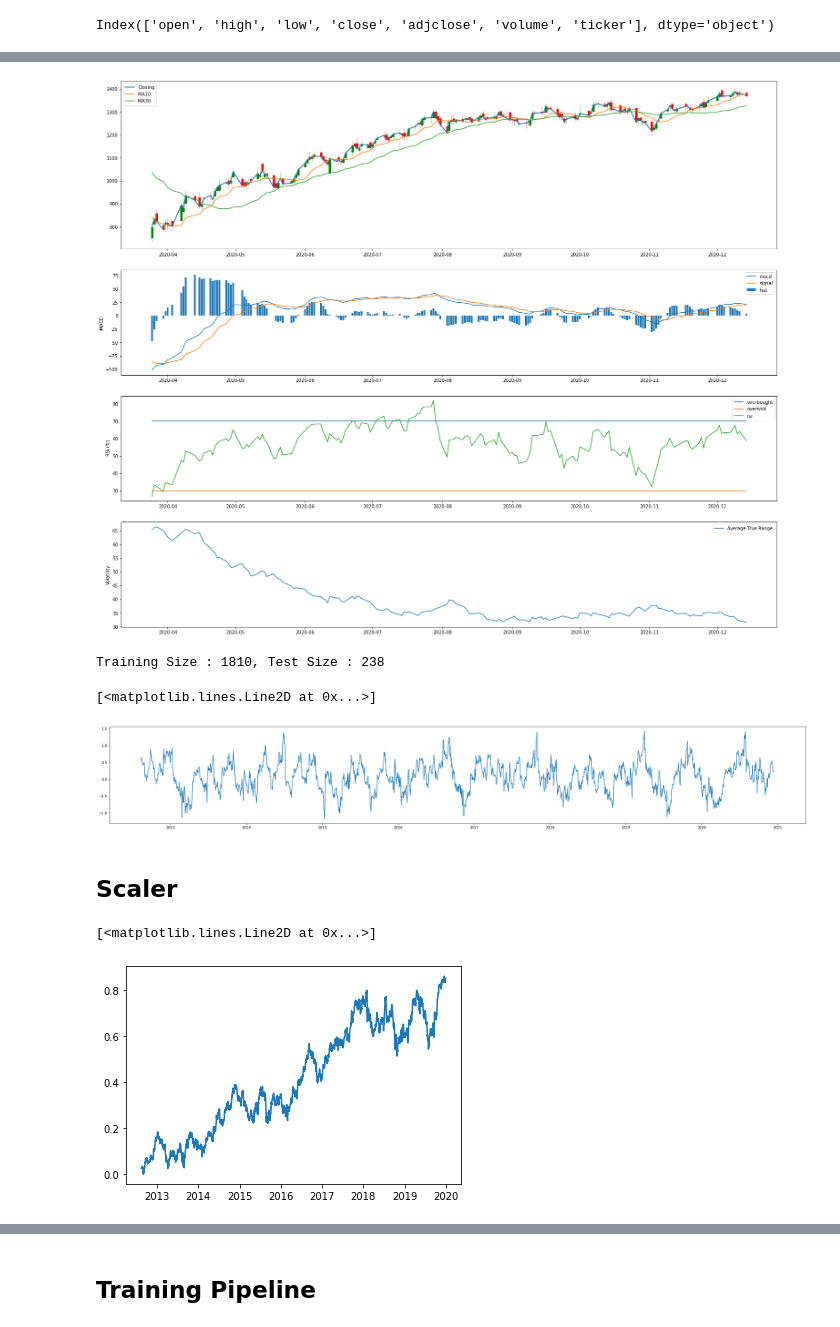
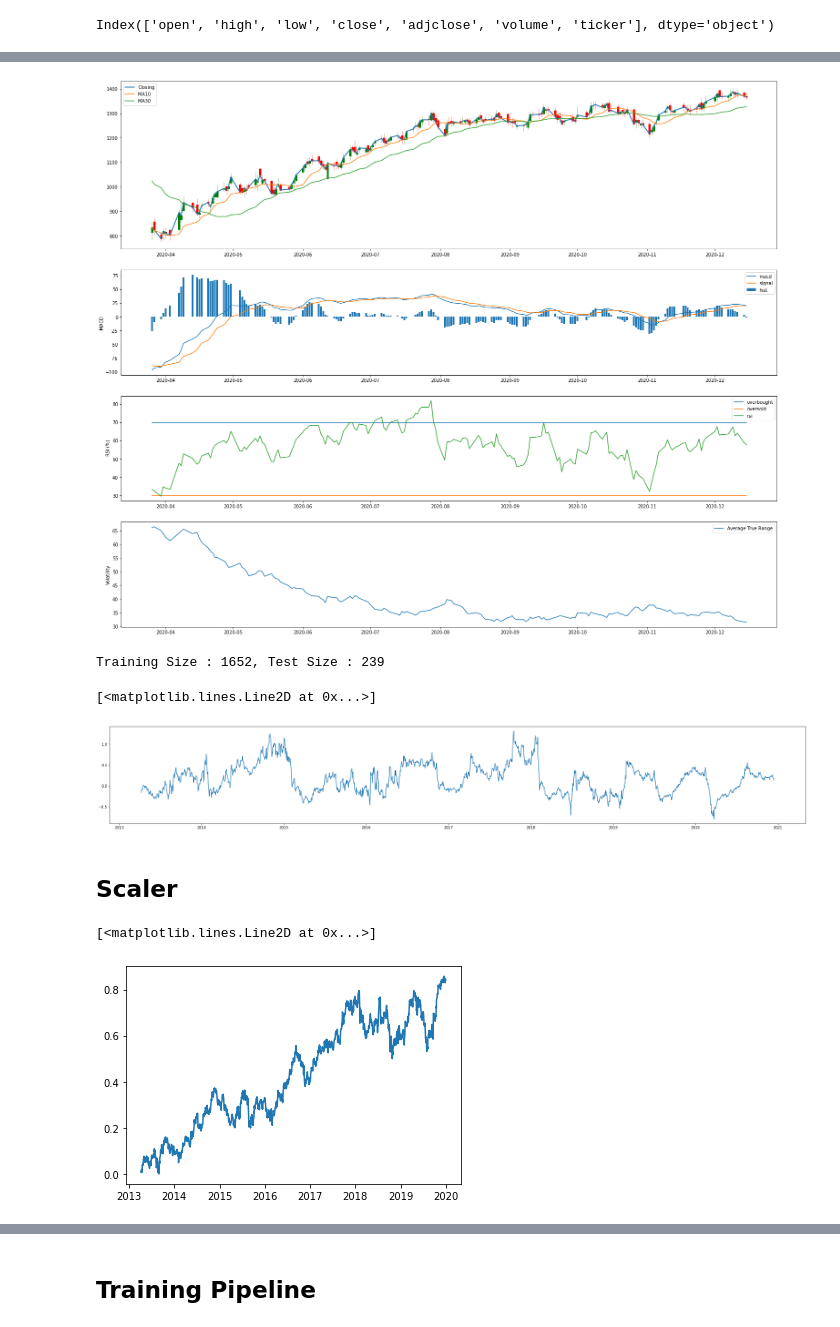
Before and after one commit to maitreyasinha/Portfolio-Analysis, a Jupyter notebook: PortfolioRiskAnalysis_v4.ipynb, the cells around one changed output, grey strips where cells are left out. Cells and saved outputs as stored; diff of their text form; code cells hidden in the pictures.

```diff
--- a/PortfolioRiskAnalysis_v4.ipynb
+++ b/PortfolioRiskAnalysis_v4.ipynb
@@ -22,7 +25,9 @@ path
 '/Users/maitreyasinha/IIT-B Course/Data Mining/Portfolio-Analysis/'
 # %%
 training_window = 60
-prediction_window = 12
+prediction_window = 5
+
+target_prediction_indices = (0,-3,-2)
 
 cols = ['open', 'high', 'low', 'close', 'adjclose', 'volume', 'ticker']
 cols_to_drop = ["Date", "adjclose", "ticker"]
@@ -46,10 +51,10 @@ def get_indicators(data):
     data['ATR'] = talib.ATR(data['high'], data['low'], data['close'])
 
     # Compute the logarithmic returns using the Closing price
-    data['Log_Ret'] = np.log(data['close'] / data['close'].shift(21))
+    data['Log_Ret'] = np.log(data['close'] / data['close'].shift(100))
 
     # Compute Volatility using the pandas rolling standard deviation function
-    data['volatility'] = data['Log_Ret'].rolling(window=21 ).std() * np.sqrt(21)
+    data['volatility'] = data['Log_Ret'].rolling(window=100 ).std() * np.sqrt(21)
 
     #Compute the Sharpe Ratio
     df["Sharpe Ratio"] = df["Log_Ret"]/df["volatility"]
@@ -230,31 +235,33 @@ df.head()
 # _df = df.set_index("Date")
 plot_chart(df, 180, 'Custom')
 # %% [output]
-[figure, old version]
+[figure, new version]
 # %%
 print("Training Size : {}, Test Size : {}".format(len(df_data_training), len(df_data_test)) )
 df.head()
 plt.figure(figsize=(35,5))
 plt.plot(df.index, df["Sharpe Ratio"])
 # %% [output]
-Training Size : 1810, Test Size : 238
+Training Size : 1652, Test Size : 239
 [<matplotlib.lines.Line2D at 0x...>]
-[figure, old version]
+[figure, new version]
 # %%
 data_training = df_data_training.copy()
 data_training.dropna(inplace=True)
 # %% [markdown]
 ## Scaler
 # %%
-scaler = MinMaxScaler()
+scaler = MinMaxScaler(feature_range=(0,1))
 scaler.fit(df)
 
 training_Dataset = scaler.transform(data_training)
-_scale = 1/scaler.scale_[0]
+_scale = [1/scaler.scale_[i] for i in target_prediction_indices]
+_intercept = [scaler.data_min_[i] for i in target_prediction_indices]
+
 plt.plot(data_training.index, training_Dataset[:,0])
 # %% [output]
 [<matplotlib.lines.Line2D at 0x...>]
-[figure, old version]
+[figure, new version]
 # %%
 _df = scaler.inverse_transform(training_Dataset)
 plt.plot(_df[:,0])
```
Also changed, not shown: parts of 51 cells of this notebook.
